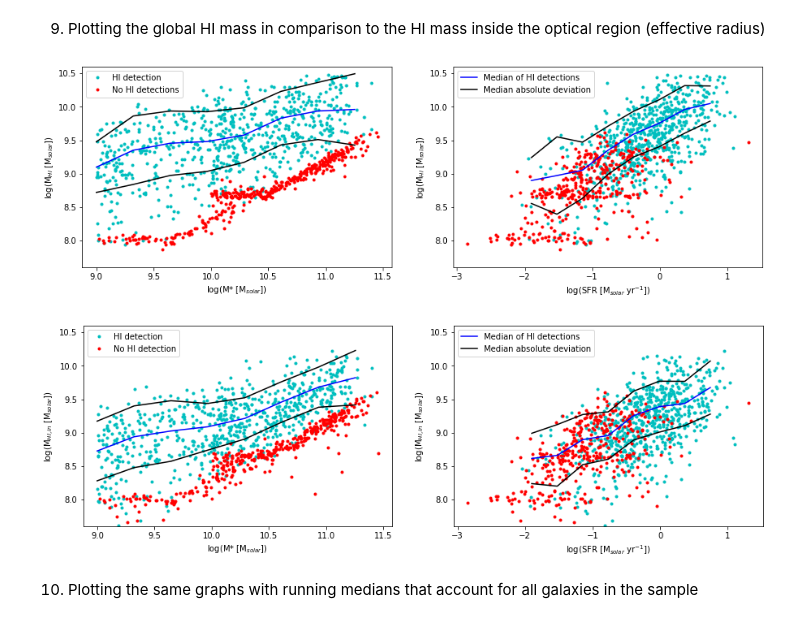
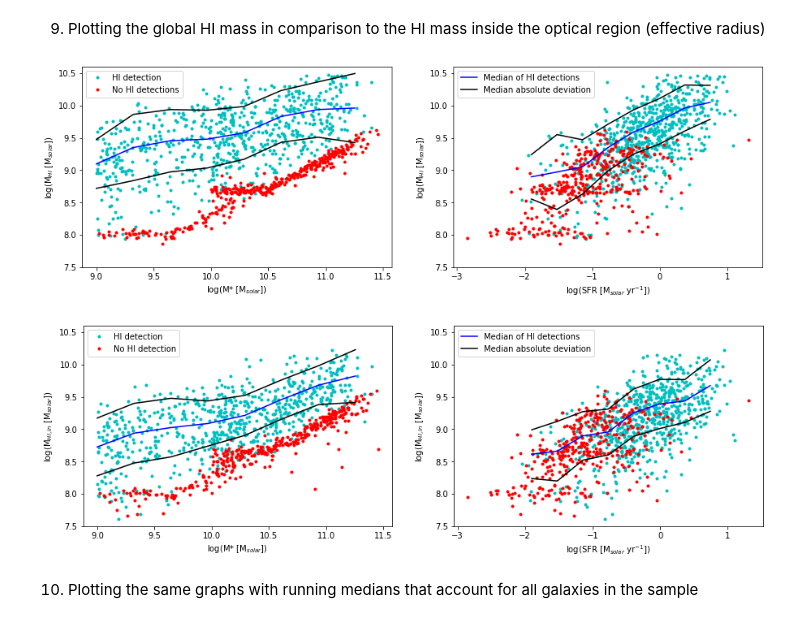
Before and after one commit to Luke-Williams-01/Luke-Williams-01, a Jupyter notebook: ICRARproject.ipynb, the cells around one changed output. Cells and saved outputs as stored; diff of their text form; code cells hidden in the pictures.

```diff
--- a/ICRARproject.ipynb
+++ b/ICRARproject.ipynb
@@ -1033,44 +1033,44 @@ plt.plot(bins[:-2], nMAD1[:-2], 'k-')
 plt.xlabel('log(M* [M$_{solar}$])')
 plt.ylabel('log(M$_{HI}$ [M$_{solar}$])')
 plt.legend(loc='upper left')
-plt.ylim(7.6, 10.6);
+plt.ylim(7.5, 10.6);
 
 plt.subplot(222)
 plt.plot(np.log10(SFR_best1), lgMHI1, 'c.')
 plt.plot(np.log10(SFR_best2), lgMHI2, 'r.')
 plt.plot(bins2[:-2], mHIb[:-2], 'b-', label = 'Median of HI detections')
 plt.plot(bins2[:-2], pMAD2[:-2], 'k-', label = 'Median absolute deviation')
 plt.plot(bins2[:-2], nMAD2[:-2], 'k-')
 plt.xlabel('log(SFR [M$_{solar}$ yr$^{-1}$])')
 plt.ylabel('log(M$_{HI}$ [M$_{solar}$])')
 plt.legend(loc='upper left')
-plt.ylim(7.6, 10.6);
+plt.ylim(7.5, 10.6);
 
 # Plotting the HI mass within the optical radius (effective radius of the disk), against stellar masses and SFR
 plt.figure(figsize = (15,10))
 plt.subplot(221)
 plt.plot(lgMstar1, lgMHIpredin1, 'c.', label= 'HI detection')
 plt.plot(lgMstar2, lgMHIpredin2, 'r.', label= 'No HI detection')
 plt.xlabel('log(M* [M$_{solar}$])')
 plt.ylabel('log(M$_{HI, in}$ [M$_{solar}$])')
 plt.plot(INbins[:-2], INmHI1[:-2], 'b-')
 plt.plot(INbins[:-2], INpMAD1[:-2], 'k-')
 plt.plot(INbins[:-2], INnMAD1[:-2], 'k-')
 plt.legend(loc='upper left')
-plt.ylim(7.6, 10.6);
+plt.ylim(7.5, 10.6);
 
 plt.subplot(222)
 plt.plot(np.log10(SFR_best1), lgMHIpredin1, 'c.')
 plt.plot(np.log10(SFR_best2), lgMHIpredin2, 'r.')
 plt.xlabel('log(SFR [M$_{solar}$ yr$^{-1}$])')
 plt.ylabel('log(M$_{HI, in}$ [M$_{solar}$])')
 plt.plot(INbins2[:-2], INmHI2[:-2], 'b-', label = 'Median of HI detections')
 plt.plot(INbins2[:-2], INpMAD2[:-2], 'k-', label = 'Median absolute deviation')
 plt.plot(INbins2[:-2], INnMAD2[:-2], 'k-')
 plt.legend(loc='upper left')
-plt.ylim(7.6, 10.6);
+plt.ylim(7.5, 10.6);
 # %% [output]
-[figure, old version]
+[figure, new version]
-[figure, old version]
+[figure, new version]
 # %% [markdown]
 10) Plotting the same graphs with running medians that account for all galaxies in the sample
```
Also changed, not shown: parts of 5 cells of this notebook.
